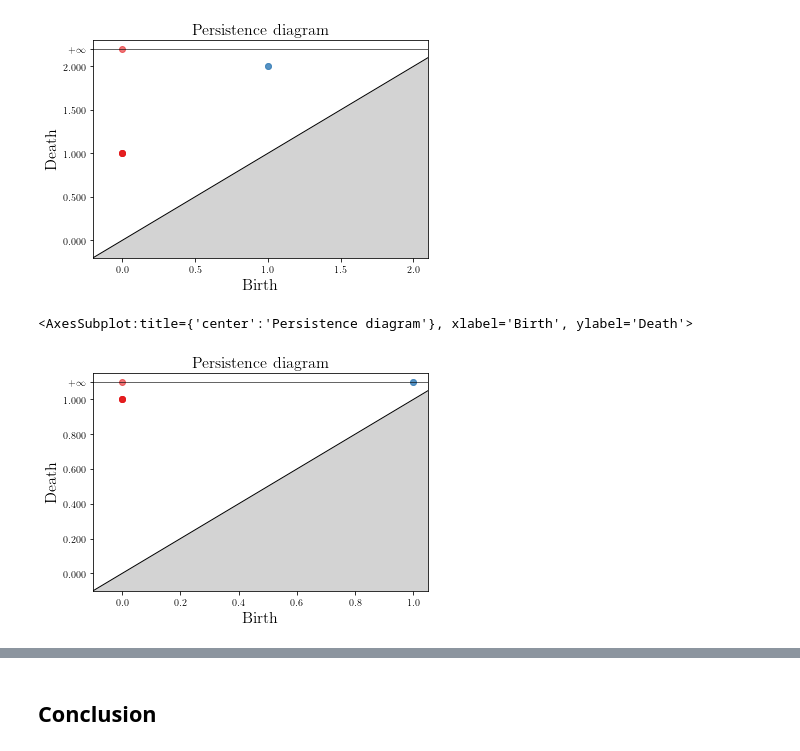
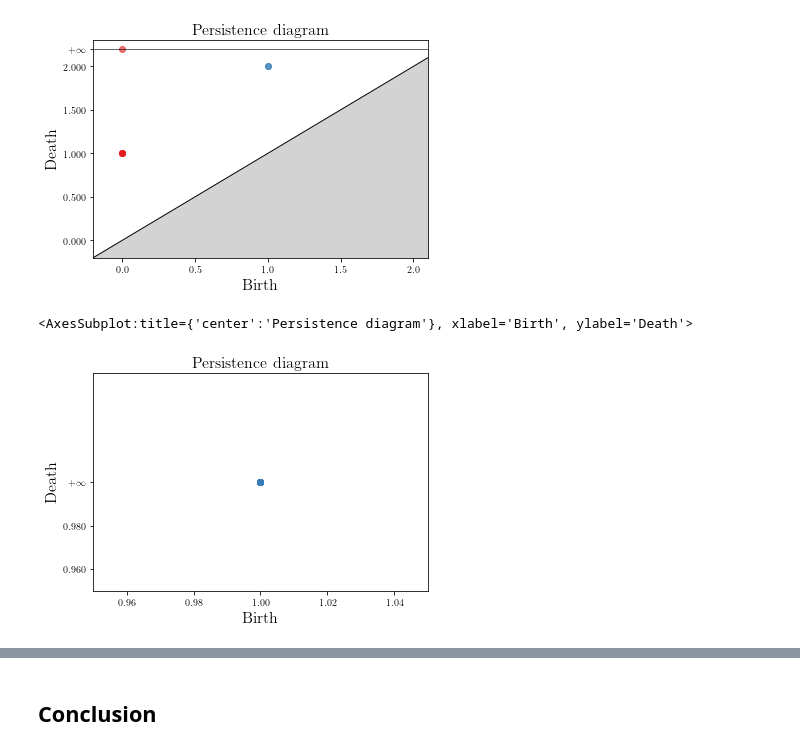
Before and after one commit to ben300694/jupyter-TDA, a Jupyter notebook: persistent_homology_15_min_intro.ipynb, the cells around one changed output, grey strips where cells are left out. Saved outputs shown, nothing was run; the diff lists cells and outputs as text; code cells hidden in the pictures.

```diff
--- a/persistent_homology_15_min_intro.ipynb
+++ b/persistent_homology_15_min_intro.ipynb
@@ -130,7 +125,7 @@ def simplex_graph_from_csv(path_to_csv, delimiter=','):
     Output: 1-skeleton of simplex tree
     """
     # Create networkx graph from edge list
-    G_nx = networkx.read_edgelist('/home/ben/git-source/jupyter-TDA/datasets/toy_graph.txt', delimiter=',', nodetype=int)
+    G_nx = networkx.read_edgelist(path_to_csv, delimiter=',', nodetype=int)
 
     # Create simplex tree
     st = gudhi.SimplexTree()
@@ -205,20 +200,20 @@ Adding clique  [0, 2, 3]
 # %%
 # Import the real data graph and build 1-complex
 
-path_to_fb_pages_food_csv = '/home/ben/git-source/jupyter-TDA/datasets/fb-pages-food/fb-pages-food.edges'
+path_to_fb_pages_food_csv = './datasets/fb-pages-food/fb-pages-food.edges'
 
 fb_pages_food_st = simplex_graph_from_csv(path_to_fb_pages_food_csv)
 
 #for simplex in fb_pages_food_st.get_filtration():
 #    print(simplex)
 
-fb_pages_food_bar = fb_pages_food_st.persistence(min_persistence=0.0, persistence_dim_max=True)
-#print(fb_pages_food_bar)
+fb_pages_food_bar = fb_pages_food_st.persistence(min_persistence=-1.0, persistence_dim_max=True)
+# print(fb_pages_food_bar)
 
 gudhi.plot_persistence_diagram(fb_pages_food_bar)
 # %% [output]
 <AxesSubplot:title={'center':'Persistence diagram'}, xlabel='Birth', ylabel='Death'>
-[figure, old version]
+[figure, new version]
 # %%
 # Import the real data graph and build 2-complex
 
```
Also changed, not shown: parts of 5 cells of this notebook, 1 other file.
